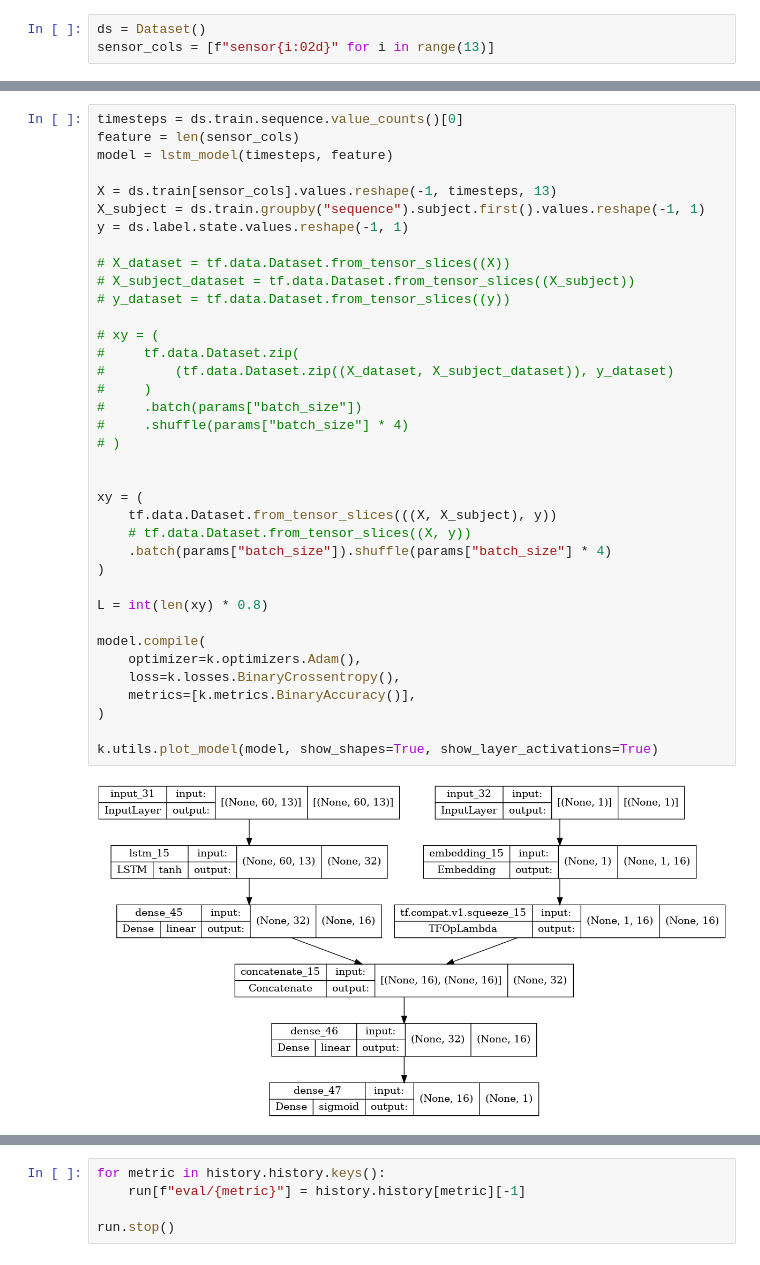
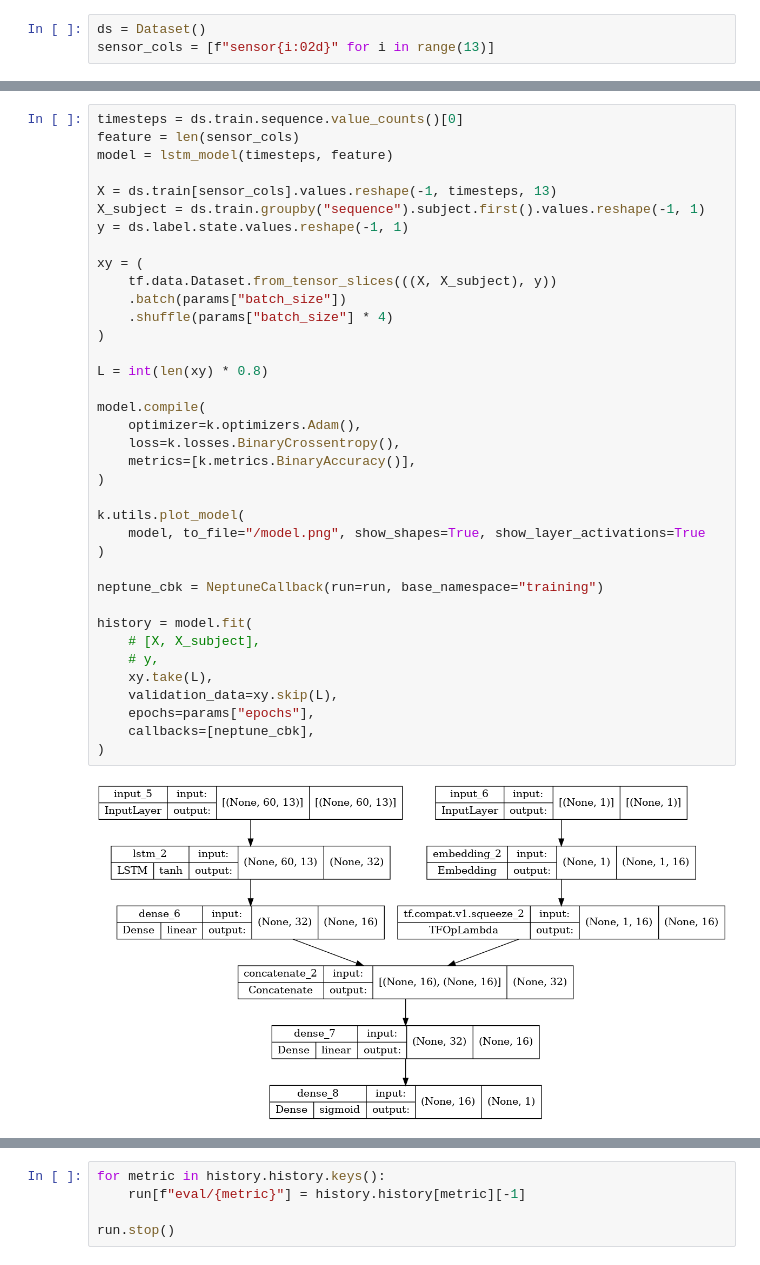
Before and after one commit to h3z/kaggle-playground, a Jupyter notebook: notebook/lstm_with_subject.ipynb, the cells around one changed output, grey strips where cells are left out. Cells and saved outputs as stored; diff of their text form.

```diff
--- a/notebook/lstm_with_subject.ipynb
+++ b/notebook/lstm_with_subject.ipynb
@@ -81,39 +68,39 @@ def lstm_model(timesteps, feature):
 # %%
 timesteps = ds.train.sequence.value_counts()[0]
 feature = len(sensor_cols)
 model = lstm_model(timesteps, feature)
 
 X = ds.train[sensor_cols].values.reshape(-1, timesteps, 13)
 X_subject = ds.train.groupby("sequence").subject.first().values.reshape(-1, 1)
 y = ds.label.state.values.reshape(-1, 1)
 
-# X_dataset = tf.data.Dataset.from_tensor_slices((X))
-# X_subject_dataset = tf.data.Dataset.from_tensor_slices((X_subject))
-# y_dataset = tf.data.Dataset.from_tensor_slices((y))
-
-# xy = (
-#     tf.data.Dataset.zip(
-#         (tf.data.Dataset.zip((X_dataset, X_subject_dataset)), y_dataset)
-#     )
-#     .batch(params["batch_size"])
-#     .shuffle(params["batch_size"] * 4)
-# )
-
-
 xy = (
     tf.data.Dataset.from_tensor_slices(((X, X_subject), y))
-    # tf.data.Dataset.from_tensor_slices((X, y))
-    .batch(params["batch_size"]).shuffle(params["batch_size"] * 4)
+    .batch(params["batch_size"])
+    .shuffle(params["batch_size"] * 4)
 )
 
 L = int(len(xy) * 0.8)
 
 model.compile(
     optimizer=k.optimizers.Adam(),
     loss=k.losses.BinaryCrossentropy(),
     metrics=[k.metrics.BinaryAccuracy()],
 )
 
-k.utils.plot_model(model, show_shapes=True, show_layer_activations=True)
+k.utils.plot_model(
+    model, to_file="/model.png", show_shapes=True, show_layer_activations=True
+)
+
+neptune_cbk = NeptuneCallback(run=run, base_namespace="training")
+
+history = model.fit(
+    # [X, X_subject],
+    # y,
+    xy.take(L),
+    validation_data=xy.skip(L),
+    epochs=params["epochs"],
+    callbacks=[neptune_cbk],
+)
 # %% [output]
-[figure, old version]
+[figure, new version]
```
Also changed, not shown: parts of 4 cells of this notebook, 8 other files.
